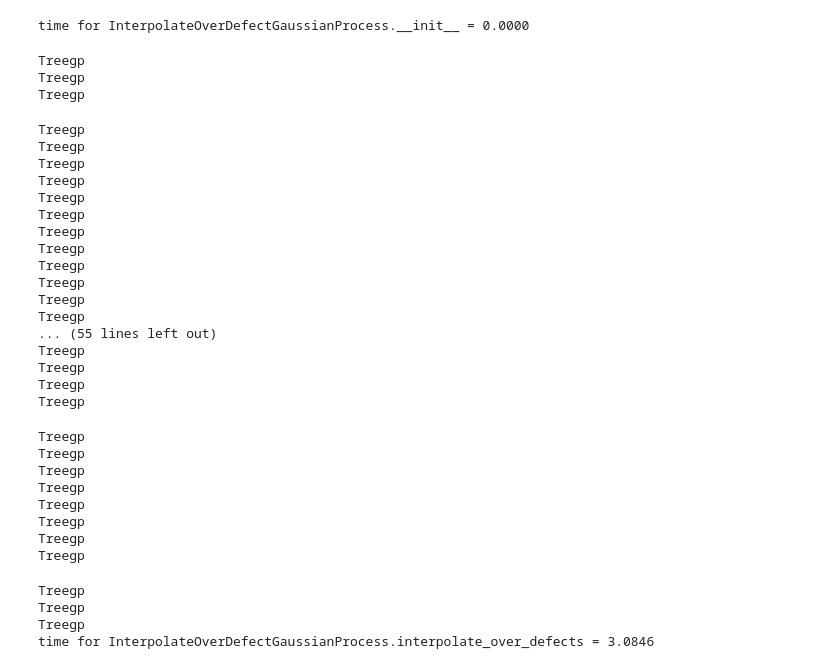
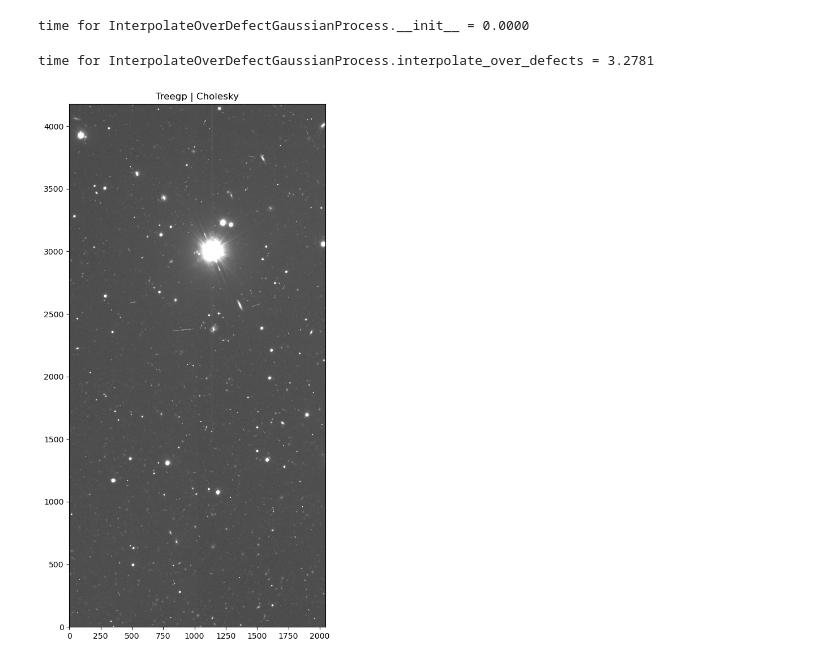
Before and after one commit to PFLeget/DM-43259, a Jupyter notebook: test_speed_computation.ipynb, the cells around one changed output. Drawn from its saved outputs; the diff is of its cells as text; code cells hidden in the pictures.

```diff
--- a/test_speed_computation.ipynb
+++ b/test_speed_computation.ipynb
@@ -356,40 +375,15 @@ class InterpolateOverDefectGaussianProcess():
             return sub_masked_image
 # %%
 to_interpolate = copy.deepcopy(maskedImage)
+GP = InterpolateOverDefectGaussianProcess(to_interpolate, defects=["SAT"], fwhm=5, block_size=40, use_treegp=True, use_george=False, HODLRSolver=False)
+GP.interpolate_over_defects()
 
-GP = InterpolateOverDefectGaussianProcess(to_interpolate, defects=["SAT"], fwhm=5, block_size=40, use_cholesky=True, use_HODLR=False)
-GP.interpolate_over_defects()
+plt.figure(figsize=(12, 12))
+plt.imshow(GP.maskedImage.getImage().array, vmin=400, vmax=800, cmap=plt.cm.Greys_r)
+plt.gca().invert_yaxis()
+plt.title('Treegp | Cholesky')
+plt.savefig('1_treegp_cholesky_box_interp.png')
 # %% [output]
 time for InterpolateOverDefectGaussianProcess.__init__ = 0.0000
-Treegp
-Treegp
-Treegp
+time for InterpolateOverDefectGaussianProcess.interpolate_over_defects = 3.2781
-Treegp
-Treegp
-Treegp
-Treegp
-Treegp
-Treegp
-Treegp
-Treegp
-Treegp
-Treegp
-Treegp
-Treegp
-... (55 lines left out)
-Treegp
-Treegp
-Treegp
-Treegp
-Treegp
-Treegp
-Treegp
-Treegp
-Treegp
-Treegp
-Treegp
-Treegp
-Treegp
-Treegp
-Treegp
-time for InterpolateOverDefectGaussianProcess.interpolate_over_defects = 3.0846
+[figure, added]
```
Also changed, not shown: parts of 8 cells of this notebook.
